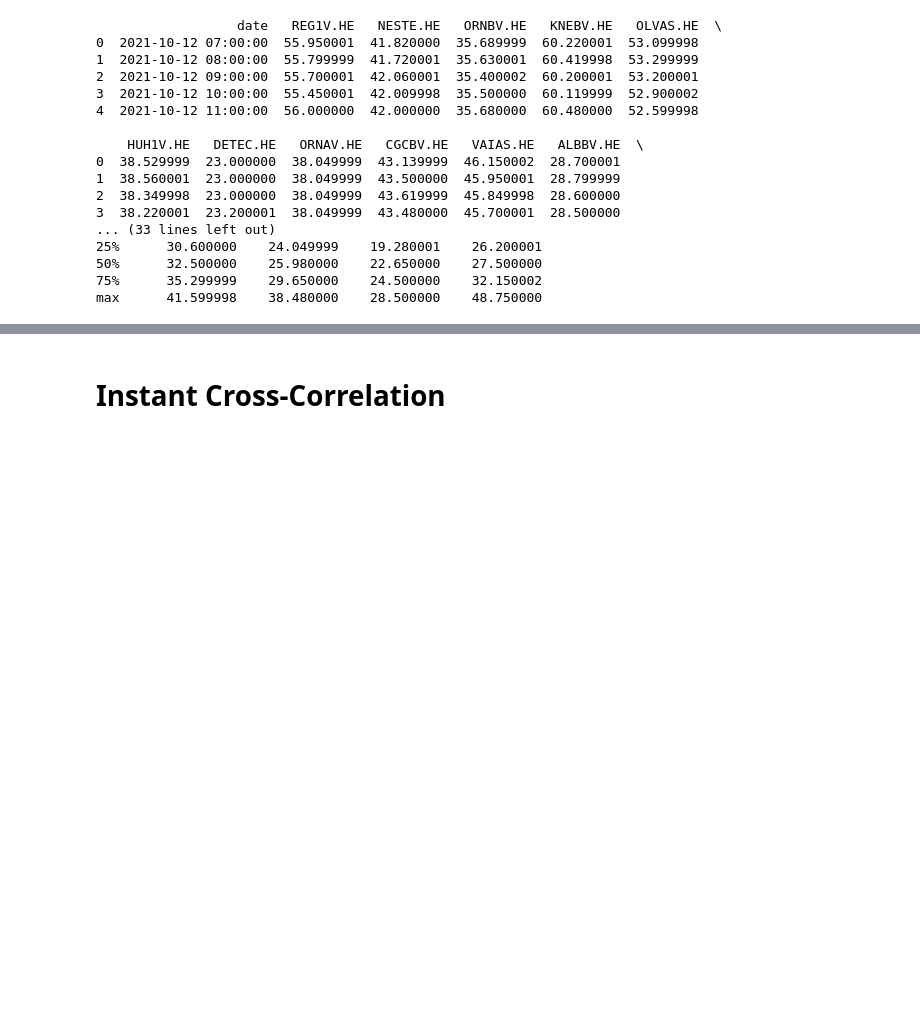
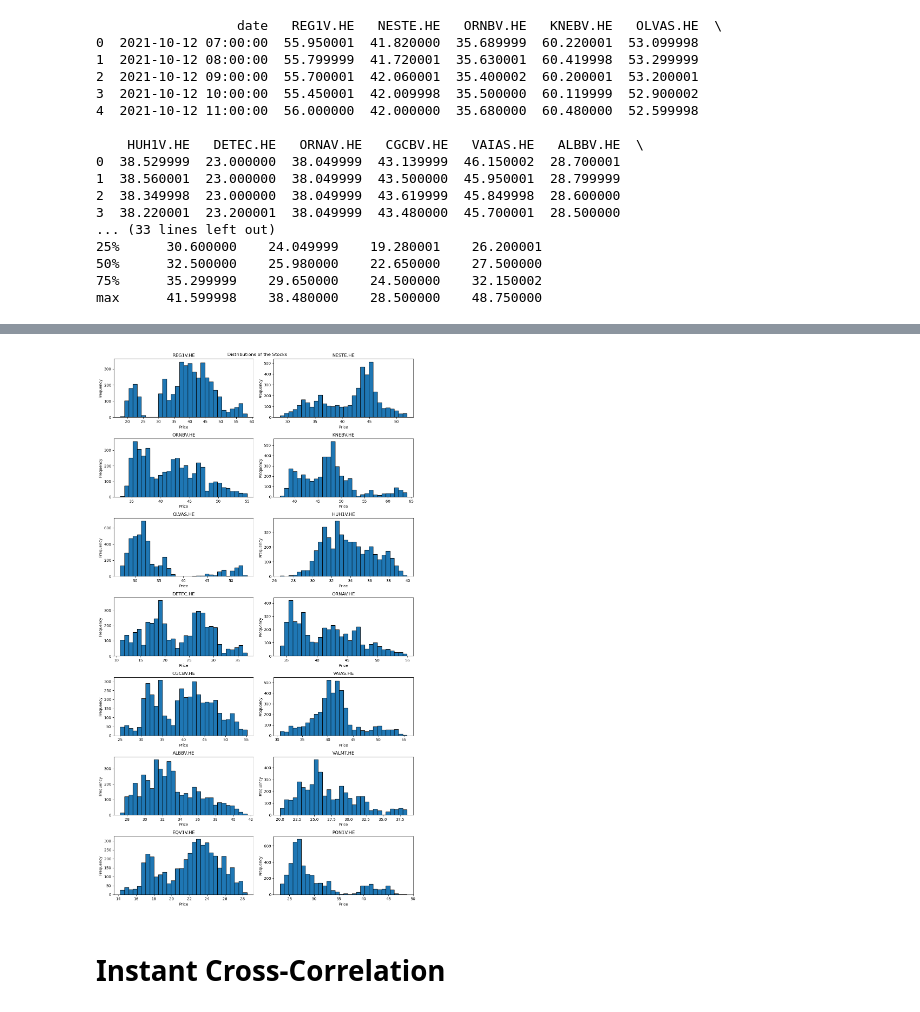
Before and after one commit to ilmari99/stonk-prediction, a Jupyter notebook: data_visualisation.ipynb, the cells around one changed output, grey strips where cells are left out. Cells and saved outputs as stored; diff of their text form; code cells hidden in the pictures; blank space fills up the shorter version.

```diff
--- a/data_visualisation.ipynb
+++ b/data_visualisation.ipynb
@@ -35,3 +67,31 @@ max      41.599998    38.480000    28.500000    48.750000
+# %%
+num_columns = len(df_custom.columns)
+
+# Calculate how many rows and columns for subplot
+num_rows = (num_columns + 1) // 2  # Add 1 to round up for odd numbers
+num_cols = 2
+
+fig, axes = plt.subplots(num_rows, num_cols, figsize=(12, 3 * num_rows))
+
+for i, column in enumerate(df_custom.columns):
+    row_index = i // num_cols
+    col_index = i % num_cols
+    ax = axes[row_index, col_index] if num_rows > 1 else axes[col_index]
+
+
+    ax.hist(df_custom[column], bins=30, edgecolor='black')
+    ax.set_title(f'{column}')
+    ax.set_xlabel('Price')
+    ax.set_ylabel('Frequency')
+
+plt.suptitle('Distributions of the Stocks', )
+
+plt.tight_layout()
+plt.show()
+
+fig.savefig("./figures/distributions.svg")
+# %% [output]
+[figure, added]
 # %% [markdown]
 # Instant Cross-Correlation
 # %% [markdown]
```
Also changed, not shown: parts of 5 cells of this notebook.
